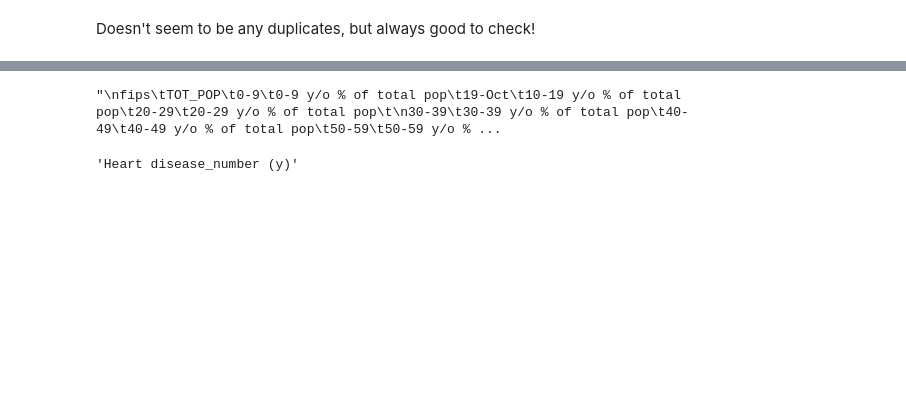
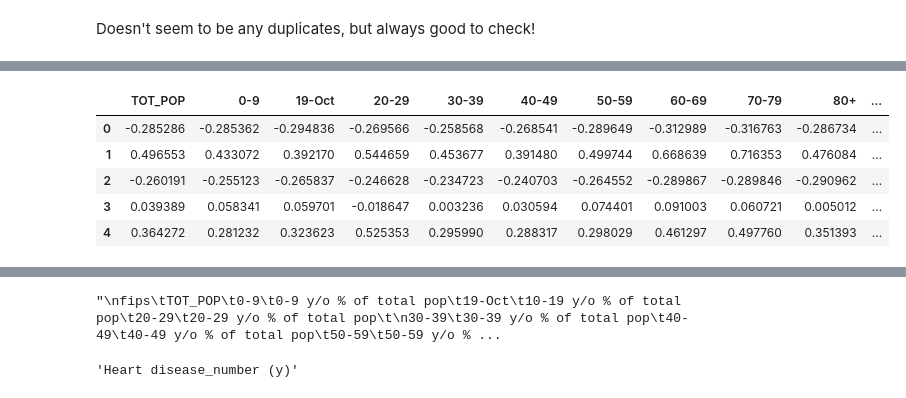
Before and after one commit to 4GeeksAcademy/Kransky_85_health_data, a Jupyter notebook: src/explore.ipynb, the cells around one changed output, grey strips where cells are left out. Drawn from its saved outputs; the diff is of its cells as text; code cells hidden in the pictures; blank space fills up the shorter version.

```diff
--- a/src/explore.ipynb
+++ b/src/explore.ipynb
@@ -95,0 +123,9 @@ Doesn't seem to be any duplicates, but always good to check!
+# %%
+X_test_sel.head()
+# %% [output]
+|  | TOT_POP | 0-9 | 19-Oct | 20-29 | 30-39 | 40-49 | 50-59 | 60-69 | 70-79 | 80+ | ... |
+| 0 | -0.285286 | -0.285362 | -0.294836 | -0.269566 | -0.258568 | -0.268541 | -0.289649 | -0.312989 | -0.316763 | -0.286734 | ... |
+| 1 | 0.496553 | 0.433072 | 0.392170 | 0.544659 | 0.453677 | 0.391480 | 0.499744 | 0.668639 | 0.716353 | 0.476084 | ... |
+| 2 | -0.260191 | -0.255123 | -0.265837 | -0.246628 | -0.234723 | -0.240703 | -0.264552 | -0.289867 | -0.289846 | -0.290962 | ... |
+| 3 | 0.039389 | 0.058341 | 0.059701 | -0.018647 | 0.003236 | 0.030594 | 0.074401 | 0.091003 | 0.060721 | 0.005012 | ... |
+| 4 | 0.364272 | 0.281232 | 0.323623 | 0.525353 | 0.295990 | 0.288317 | 0.298029 | 0.461297 | 0.497760 | 0.351393 | ... |
```
Also changed, not shown: parts of 17 cells of this notebook, 2 other files.
